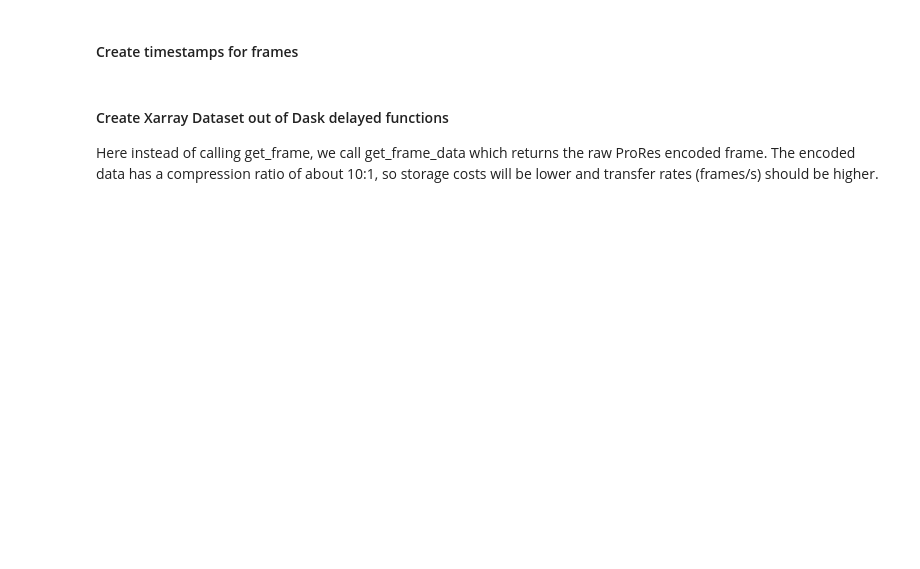
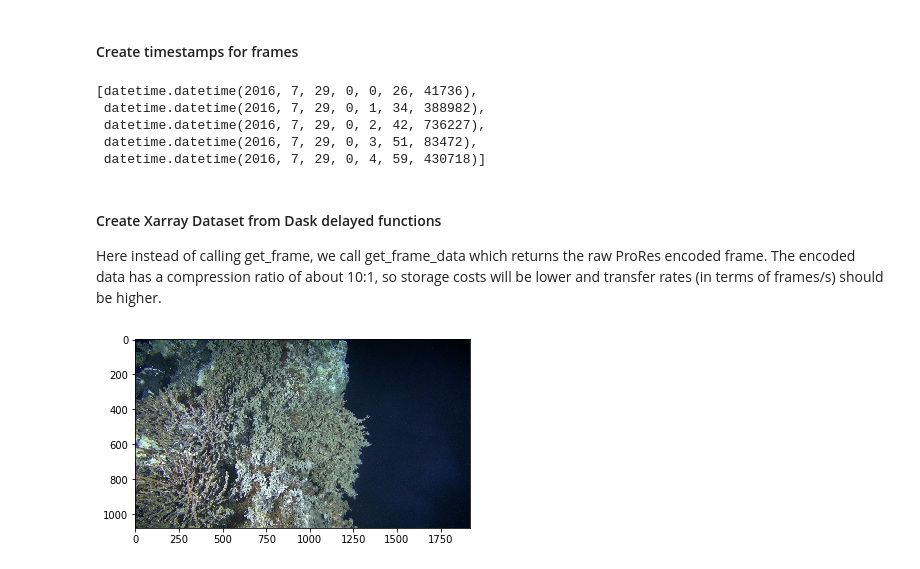
Before and after one commit to tjcrone/rte-camhd, a Jupyter notebook: examples/prores_tozarr.ipynb, the cells around one changed output. Saved outputs shown, nothing was run; the diff lists cells and outputs as text; code cells hidden in the pictures; blank space fills up the shorter version.

```diff
--- a/examples/prores_tozarr.ipynb
+++ b/examples/prores_tozarr.ipynb
@@ -19,6 +26,6 @@ dbcamhd.tail()
 fileindex = 2064
 filename = dbcamhd.filename[fileindex]
 frame_count = dbcamhd.frame_count[fileindex]
-n_images = 1000
+n_images = 10
 frame_numbers = np.linspace(750,frame_count-6000, n_images, dtype=np.int64())
 filename
@@ -34,15 +46,27 @@ for i in range(len(frame_numbers)):
     timestamps.append(datetime.fromtimestamp(dbcamhd.timestamp[fileindex] + frame_numbers[i]/29.95))
 # %%
 timestamps[0:5]
+# %% [output]
+[datetime.datetime(2016, 7, 29, 0, 0, 26, 41736),
+ datetime.datetime(2016, 7, 29, 0, 1, 34, 388982),
+ datetime.datetime(2016, 7, 29, 0, 2, 42, 736227),
+ datetime.datetime(2016, 7, 29, 0, 3, 51, 83472),
+ datetime.datetime(2016, 7, 29, 0, 4, 59, 430718)]
 # %% [markdown]
-#### Create Xarray Dataset out of Dask delayed functions
-Here instead of calling get_frame, we call get_frame_data which returns the raw ProRes encoded frame. The encoded data has a compression ratio of about 10:1, so storage costs will be lower and transfer rates (frames/s) should be higher.
+#### Create Xarray Dataset from Dask delayed functions
+Here instead of calling get_frame, we call get_frame_data which returns the raw ProRes encoded frame. The encoded data has a compression ratio of about 10:1, so storage costs will be lower and transfer rates (in terms of frames/s) should be higher.
 # %%
 from dask import delayed
 import dask.array as da
 # %%
-def get_frame_data_array(filename, frame_number, moov_atom):
-    return np.array(camhd.get_frame_data, dtype='bytes')[None,None]
+def get_frame_data_array(filename, frame_number, moov_atom=False):
+    return np.array(camhd.get_frame_data(filename, frame_number, moov_atom), dtype='bytes')[None,]
+# %%
+test_data = get_frame_data_array(filename, frame_numbers[4])
+# %%
+plt.imshow(camhd.decode_frame_data(test_data, 'rgb24'));
+# %% [output]
+[figure, added]
 # %%
 moov_atom = camhd.get_moov_atom(filename)
 delayed_frame_data = []
```
Also changed, not shown: parts of 24 cells of this notebook.
